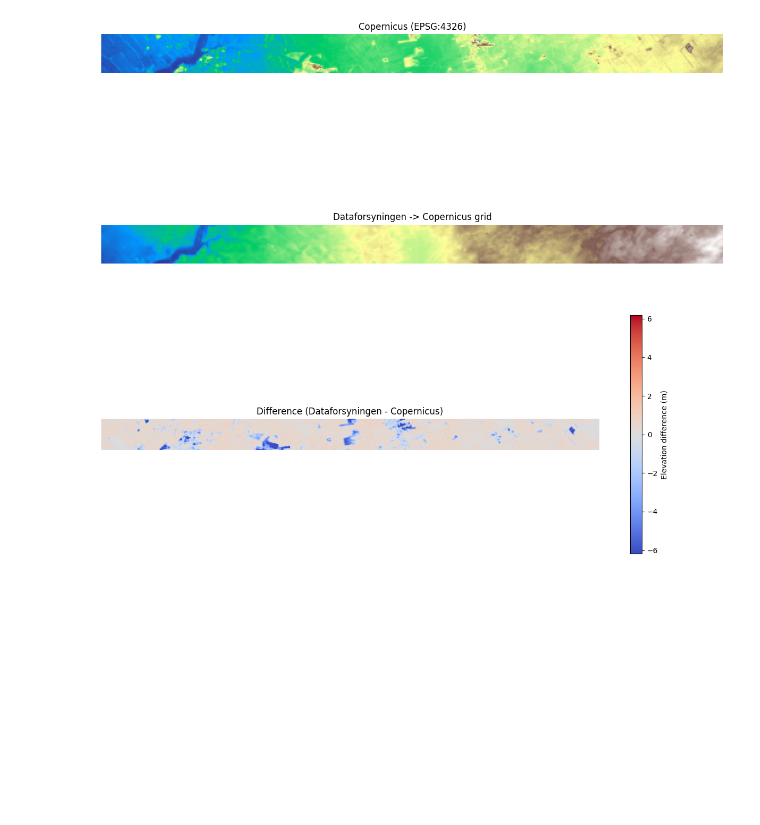
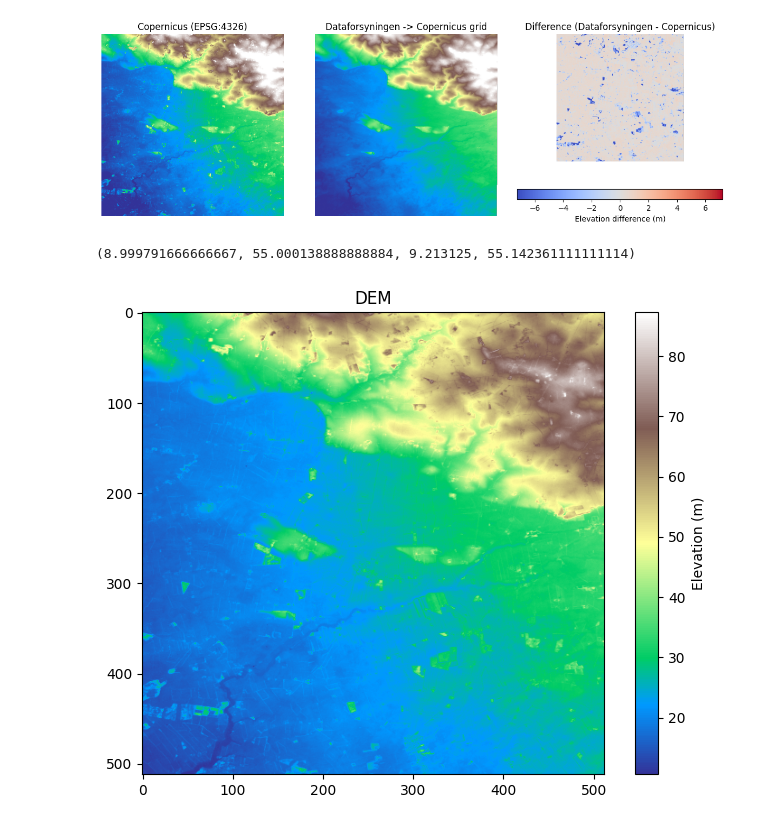
Before and after one commit to Khanrik/SRP, a Jupyter notebook: notebooks/data_comparison.ipynb, the cells around one changed output. Saved outputs shown, nothing was run; the diff lists cells and outputs as text; code cells hidden in the pictures; blank space fills up the shorter version.

```diff
--- a/notebooks/data_comparison.ipynb
+++ b/notebooks/data_comparison.ipynb
@@ -12,11 +13,13 @@ copernicus_data = []
 for file in (data_dir / "copernicus").glob("*.tif"):
     with rioxarray.open_rasterio(file) as data:
         copernicus_data.append(data.squeeze().drop_vars("band").load())
+        break  # only load one file for testing
 
 dataforsyningen_data = []
 for file in (data_dir / "dataforsyningen").glob("*.tif"):
     with rioxarray.open_rasterio(file) as data:
         dataforsyningen_data.append(data.squeeze().drop_vars("band").load())
+        break  # only load one file for testing
 # %%
 copernicus_first = copernicus_data[0]
 dataforsyningen_first = dataforsyningen_data[0]
@@ -35,33 +38,45 @@ dataforsyningen_on_copernicus = dataforsyningen_first.rio.reproject_match(
     dtype="float32",
 )
 
 # Compare only finite pixels
 copernicus_values = copernicus_first.values.astype("float32")
 aligned_values = dataforsyningen_on_copernicus.values.astype("float32")
 valid = np.isfinite(copernicus_values) & np.isfinite(aligned_values)
 difference = aligned_values - copernicus_values
 
 difference_limit = np.nanpercentile(np.abs(difference[valid]), 99)
 
-fig, axes = plt.subplots(3, 1, figsize=(12, 12))
+fig, axes = plt.subplots(1, 3, figsize=(12, 4))
 
 elevation_min = np.nanpercentile(copernicus_values[valid], 2)
 elevation_max = np.nanpercentile(copernicus_values[valid], 98)
 
 axes[0].imshow(copernicus_values, cmap="terrain", vmin=elevation_min, vmax=elevation_max)
 axes[0].set_title("Copernicus (EPSG:4326)")
 
 axes[1].imshow(aligned_values, cmap="terrain", vmin=elevation_min, vmax=elevation_max)
 axes[1].set_title("Dataforsyningen -> Copernicus grid")
 
 difference_image = axes[2].imshow(difference, cmap="coolwarm", vmin=-difference_limit, vmax=difference_limit)
 axes[2].set_title("Difference (Dataforsyningen - Copernicus)")
-fig.colorbar(difference_image, ax=axes[2], label="Elevation difference (m)")
+fig.colorbar(difference_image, ax=axes[2], label="Elevation difference (m)", orientation="horizontal")
 
 for ax in axes:
     ax.axis("off")
 
 plt.tight_layout()
 plt.show()
 # %% [output]
-[figure, old version]
+[figure, new version]
+# %%
+copernicus_first.rio.bounds()
+# %% [output]
+(8.999791666666667, 55.000138888888884, 9.213125, 55.142361111111114)
+# %%
+plt.figure(figsize=(8, 6))
+plt.imshow(copernicus_first, cmap="terrain")
+plt.colorbar(label="Elevation (m)")
+plt.title("DEM")
+plt.show()
+# %% [output]
+[figure, added]
```
Also changed, not shown: parts of 2 cells of this notebook, 1 other file.
